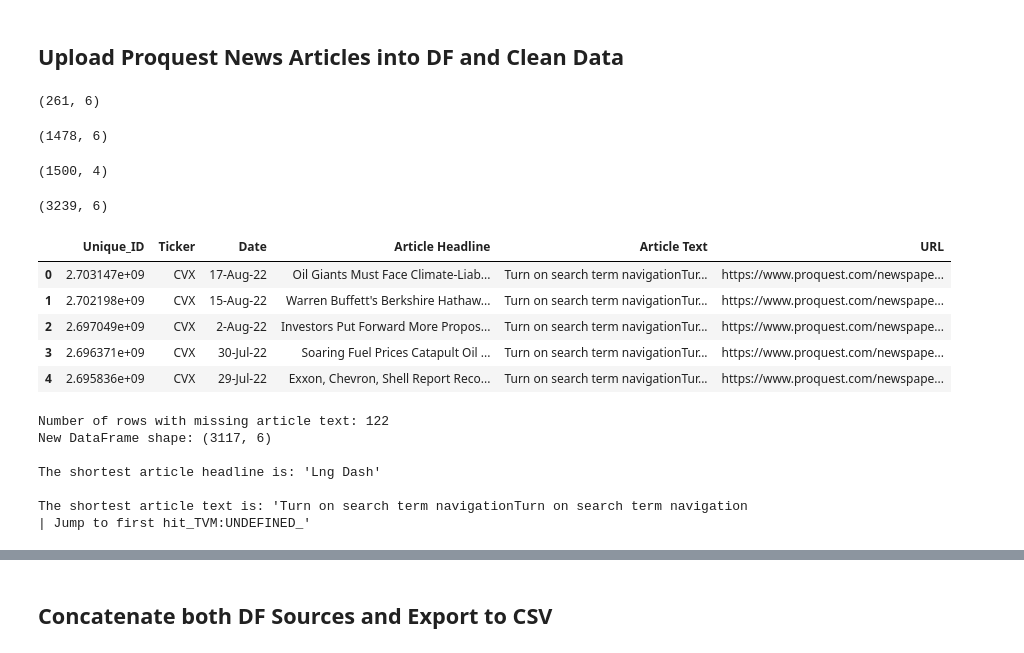
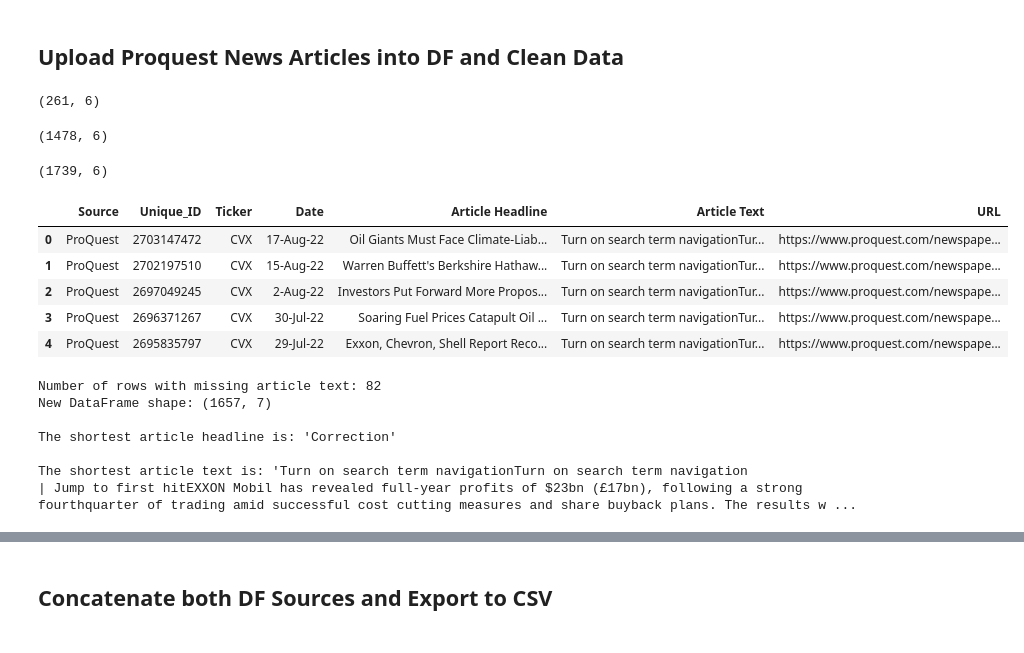
Before and after one commit to Kussil/Financial_Sentiment_LLM, a Jupyter notebook: 02_Cleaned_Data/Text_Preprocessing.ipynb, the cells around one changed output, grey strips where cells are left out. Cells and saved outputs as stored; diff of their text form; code cells hidden in the pictures.

```diff
--- a/02_Cleaned_Data/Text_Preprocessing.ipynb
+++ b/02_Cleaned_Data/Text_Preprocessing.ipynb
@@ -24,7 +24,7 @@ Updating files: 100% (21/21), done.
 # %% [markdown]
 ## Upload Investment Research Articles into DF
 # %%
-# Import Chevron and Other Majors
+# Import Chevron and Other Majors CSVs
 invest_df_cvx = pd.read_csv('CVX_Rice_project/01_Raw_Data/Investment Research-CVX.csv')
 invest_df_majors = pd.read_csv('CVX_Rice_project/01_Raw_Data/Investment Research-Majors.csv')
 
@@ -37,11 +37,10 @@ display(invest_df.shape)
 # Rename drop, and reorder columns
 invest_df = invest_df.rename(columns={'Date/Time': 'Date', 'Company': 'Ticker', 'Headline': 'Article Headline', 'Text': 'Article Text'})
 invest_df = invest_df.drop(['Contributor', 'Analyst', 'Pages'], axis=1)
-new_order = ['Unique_ID', 'Ticker', 'Date', 'Article Headline', 'Article Text', 'URL']
+invest_df['Source'] = 'Investment Research'
+new_order = ['Source', 'Unique_ID', 'Ticker', 'Date', 'Article Headline', 'Article Text', 'URL']
 invest_df = invest_df.reindex(columns=new_order)
 display(invest_df.head())
-
-# NOTE: NEED TO PUT IN A UNIQUE IDENTIFIED IF IT EXISTS
 # %% [output]
 (362, 7)
 (2630, 7)
@@ -55,45 +54,56 @@ display(invest_df.head())
 # %% [markdown]
 ## Upload Proquest News Articles into DF and Clean Data
 # %%
-# Import Chevron and Others
+# Import Files
 proquest_df_cvx = pd.read_csv('CVX_Rice_project/01_Raw_Data/Proquest_Articles_CVX.csv')
 proquest_df_xom = pd.read_csv('CVX_Rice_project/01_Raw_Data/ProQuest_Articles_XOM.csv')
-proquest_df_others = pd.read_csv('CVX_Rice_project/01_Raw_Data/proquest_newsarticles_all_v2.csv')
+# proquest_df_others = pd.read_csv('CVX_Rice_project/01_Raw_Data/proquest_newsarticles_all_v2.csv')
 
 # Append dfs
-proquest_df = pd.concat([proquest_df_cvx, proquest_df_xom, proquest_df_others], ignore_index=True)
+proquest_df = pd.concat([proquest_df_cvx,
+                         proquest_df_xom,
+                        #  proquest_df_others
+                         ], ignore_index=True)
 display(proquest_df_cvx.shape)
 display(proquest_df_xom.shape)
-display(proquest_df_others.shape)
+# display(proquest_df_others.shape)
 display(proquest_df.shape)
 
 # Rename drop, and reorder columns
 proquest_df = proquest_df.rename(columns={'Title': 'Article Headline', 'Full Article Text': 'Article Text'})
+proquest_df['Source'] = 'ProQuest'
 proquest_df = proquest_df.reindex(columns=new_order)
+
 display(proquest_df.head())
 # %% [output]
 (261, 6)
 (1478, 6)
-(1500, 4)
+(1739, 6)
-(3239, 6)
-|  | Unique_ID | Ticker | Date | Article Headline | Article Text | URL |
-| 0 | 2.703147e+09 | CVX | 17-Aug-22 | Oil Giants Must Face Climate-Liab... | Turn on search term navigationTur... | https://www.proquest.com/newspape... |
-| 1 | 2.702198e+09 | CVX | 15-Aug-22 | Warren Buffett's Berkshire Hathaw... | Turn on search term navigationTur... | https://www.proquest.com/newspape... |
-| 2 | 2.697049e+09 | CVX | 2-Aug-22 | Investors Put Forward More Propos... | Turn on search term navigationTur... | https://www.proquest.com/newspape... |
-| 3 | 2.696371e+09 | CVX | 30-Jul-22 | Soaring Fuel Prices Catapult Oil ... | Turn on search term navigationTur... | https://www.proquest.com/newspape... |
-| 4 | 2.695836e+09 | CVX | 29-Jul-22 | Exxon, Chevron, Shell Report Reco... | Turn on search term navigationTur... | https://www.proquest.com/newspape... |
+|  | Source | Unique_ID | Ticker | Date | Article Headline | Article Text | URL |
+| 0 | ProQuest | 2703147472 | CVX | 17-Aug-22 | Oil Giants Must Face Climate-Liab... | Turn on search term navigationTur... | https://www.proquest.com/newspape... |
+| 1 | ProQuest | 2702197510 | CVX | 15-Aug-22 | Warren Buffett's Berkshire Hathaw... | Turn on search term navigationTur... | https://www.proquest.com/newspape... |
+| 2 | ProQuest | 2697049245 | CVX | 2-Aug-22 | Investors Put Forward More Propos... | Turn on search term navigationTur... | https://www.proquest.com/newspape... |
+| 3 | ProQuest | 2696371267 | CVX | 30-Jul-22 | Soaring Fuel Prices Catapult Oil ... | Turn on search term navigationTur... | https://www.proquest.com/newspape... |
+| 4 | ProQuest | 2695835797 | CVX | 29-Jul-22 | Exxon, Chevron, Shell Report Reco... | Turn on search term navigationTur... | https://www.proquest.com/newspape... |
 # %%
 # Delete rows with missing article text
 search_text_1 = 'Failed to load content: Message:'
 search_text_2 = 'Relevant content not found within the specified range.'
+search_text_3 = 'TVM:UNDEFINED'
 
 # Count the number of rows containing either search text
-count_rows = proquest_df[proquest_df['Article Text'].str.contains(search_text_1, na=False) |
-                         proquest_df['Article Text'].str.contains(search_text_2, na=False)].shape[0]
+count_rows = proquest_df[
+    proquest_df['Article Text'].str.contains(search_text_1, na=False) |
+    proquest_df['Article Text'].str.contains(search_text_2, na=False) |
+    proquest_df['Article Text'].str.contains(search_text_3, na=False)
+].shape[0]
 
 # Delete the rows containing either search text
-proquest_df = proquest_df[~proquest_df['Article Text'].str.contains(search_text_1, na=False) &
-                          ~proquest_df['Article Text'].str.contains(search_text_2, na=False)]
+proquest_df = proquest_df[
+    ~proquest_df['Article Text'].str.contains(search_text_1, na=False) &
+    ~proquest_df['Article Text'].str.contains(search_text_2, na=False) &
+    ~proquest_df['Article Text'].str.contains(search_text_3, na=False)
+]
 
 # Print the number of rows with missing article text and the new shape of the DataFrame
 print(f"Number of rows with missing article text: {count_rows}")
@@ -109,10 +119,10 @@ print()
 shortest_text = proquest_df.loc[proquest_df['Article Text'].str.len().idxmin(), 'Article Text']
 print(f"The shortest article text is: '{shortest_text}'")
 # %% [output]
-Number of rows with missing article text: 122
-New DataFrame shape: (3117, 6)
+Number of rows with missing article text: 82
+New DataFrame shape: (1657, 7)
 
-The shortest article headline is: 'Lng Dash'
+The shortest article headline is: 'Correction'
 
 The shortest article text is: 'Turn on search term navigationTurn on search term navigation
-| Jump to first hit_TVM:UNDEFINED_'
+| Jump to first hitEXXON Mobil has revealed full-year profits of $23bn (£17bn), following a strong fourthquarter of trading amid successful cost cutting measures and share buyback plans. The results w ...
```
Also changed, not shown: parts of 9 cells of this notebook.
